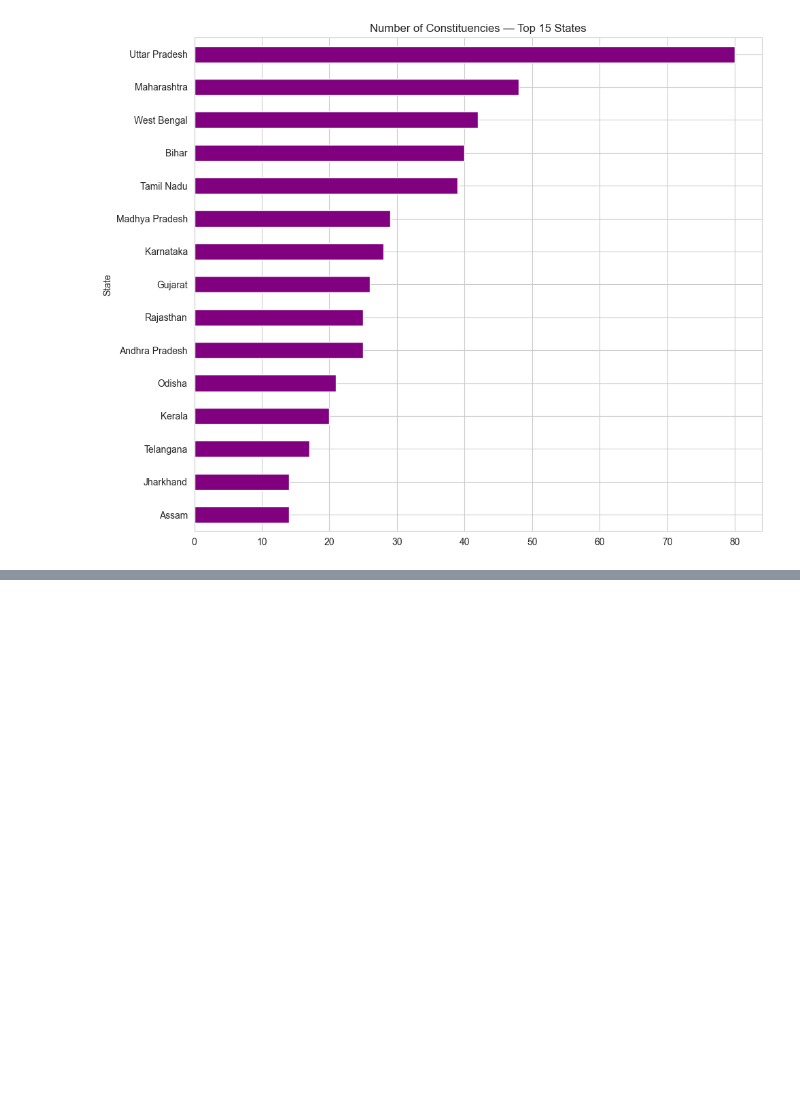
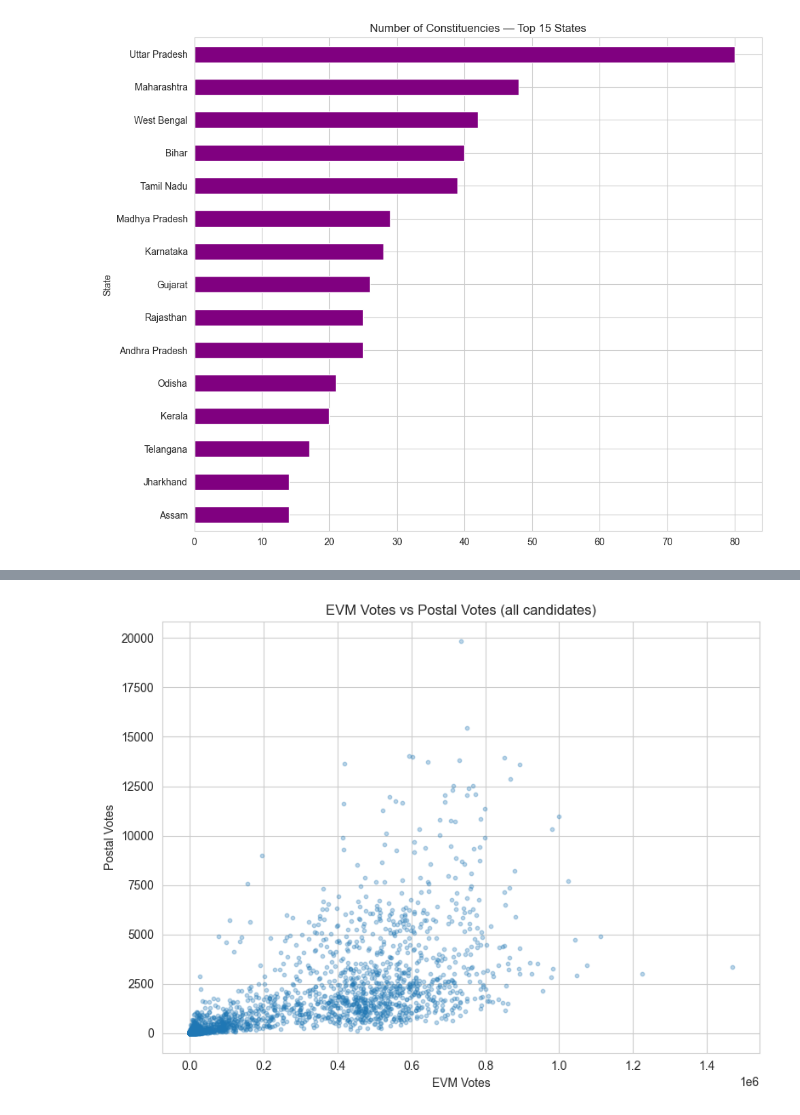
Before and after one commit to geershatisaxena/Election, a Jupyter notebook: res.ipynb, the cells around one changed output, grey strips where cells are left out. Drawn from its saved outputs; the diff is of its cells as text; code cells hidden in the pictures; blank space fills up the shorter version.

```diff
--- a/res.ipynb
+++ b/res.ipynb
@@ -1128,0 +1136,9 @@ plt.tight_layout()
+# %%
+plt.figure(figsize=(8, 6))
+plt.scatter(df["EVM Votes"], df["Postal Votes"], alpha=0.3, s=10)
+plt.xlabel("EVM Votes")
+plt.ylabel("Postal Votes")
+plt.title("EVM Votes vs Postal Votes (all candidates)")
+plt.tight_layout()
+# %% [output]
+[figure, added]
```
Also changed, not shown: parts of 12 cells of this notebook.
